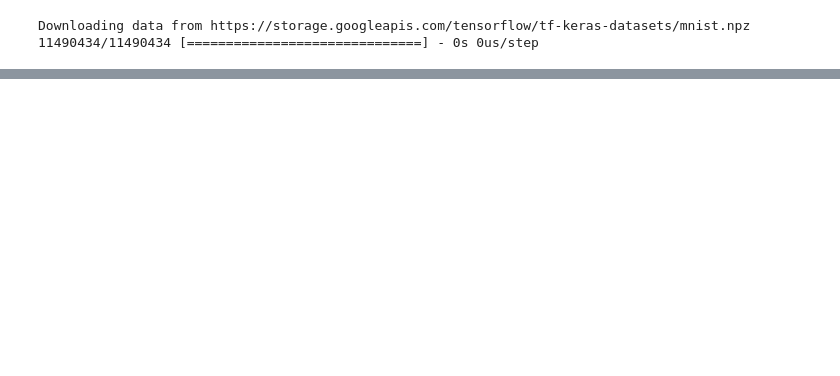
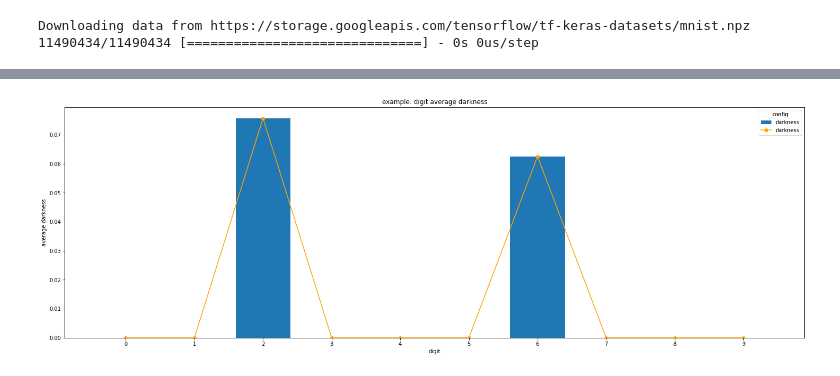
Before and after one commit to jnhood/helloAI, a Jupyter notebook: darkness.ipynb, the cells around one changed output, grey strips where cells are left out. Saved outputs shown, nothing was run; the diff lists cells and outputs as text; code cells hidden in the pictures; blank space fills up the shorter version.

```diff
--- a/darkness.ipynb
+++ b/darkness.ipynb
@@ -50,0 +39,11 @@ print(list_count_2([2, 1, 3, 1, 4]))
+# %%
+counts = [0]*10
+for y in Y_train:
+    counts[y] = counts[y]+1
+
+print(counts)
+
+t_counts = [0]*10
+for y in Y_test:
+  t_counts[y] = t_counts[y] + 1
+print(t_counts)
@@ -50,0 +80,7 @@ print(list_count_2([2, 1, 3, 1, 4]))
+# %%
+# random code
+import random
+images = random.sample(list(X_train),10)
+for i in range(10):
+  imgx = X_train[random.randint(0,len(X_train))]
+  print(imgx)
@@ -50,0 +105,15 @@ print(list_count_2([2, 1, 3, 1, 4]))
+# %%
+# random code
+import random
+images = random.sample(list(X_train),15)
+for i in range(15):
+  imgx = X_train[random.randint(0,len(X_train))]
+  print(imgx)
+
+
+# random code
+import random
+images = random.sample(list(X_train),20)
+for i in range(20):
+  imgx = X_train[random.randint(0,len(X_train))]
+  print(imgx)
@@ -50,0 +138,13 @@ print(list_count_2([2, 1, 3, 1, 4]))
+# %%
+import matplotlib.pyplot as plt
+fig, ax = plt.subplots(figsize=(25, 8))
+digits = [f"{i}" for i in range(10)]
+p1 = ax.bar(digits,darknesses, label="darkness")
+p2, = ax.plot(digits,darknesses, color='orange', label="darkness", marker='o')
+ax.legend(handles=[p1, p2],loc='upper right',title='config')
+ax.set_xlabel("digit")
+ax.set_ylabel("average darkness")
+plt.title("example: digit average darkness")
+plt.show()
+# %% [output]
+[figure, added]
```
Also changed, not shown: parts of 11 cells of this notebook.
